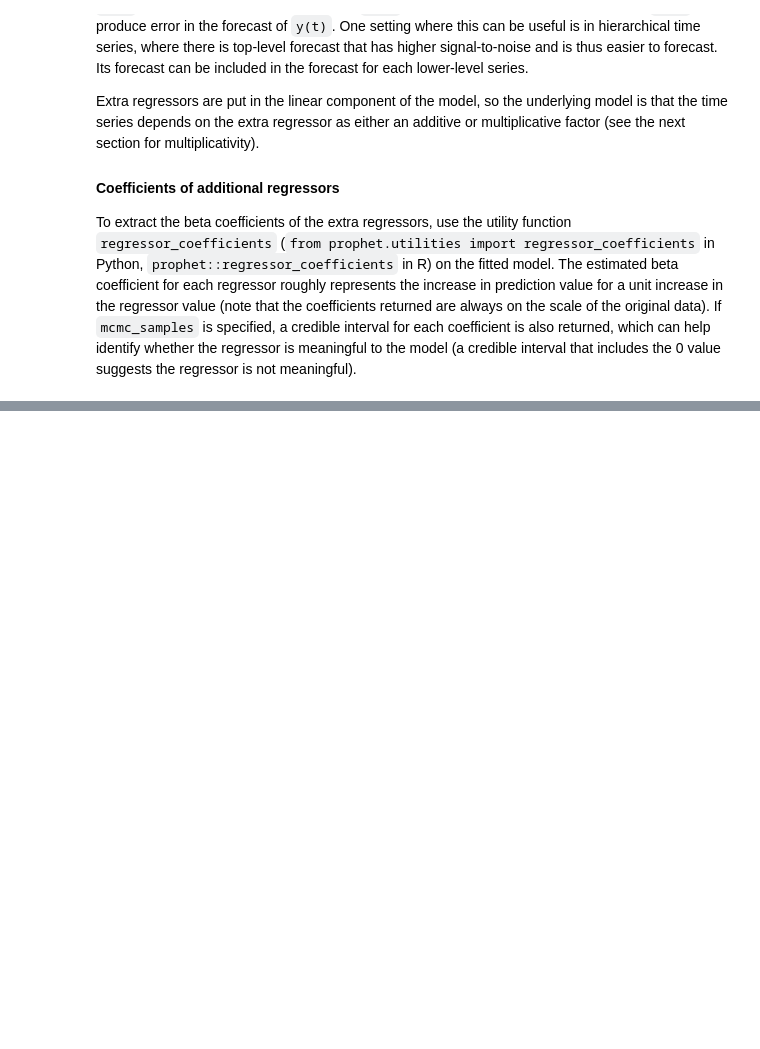
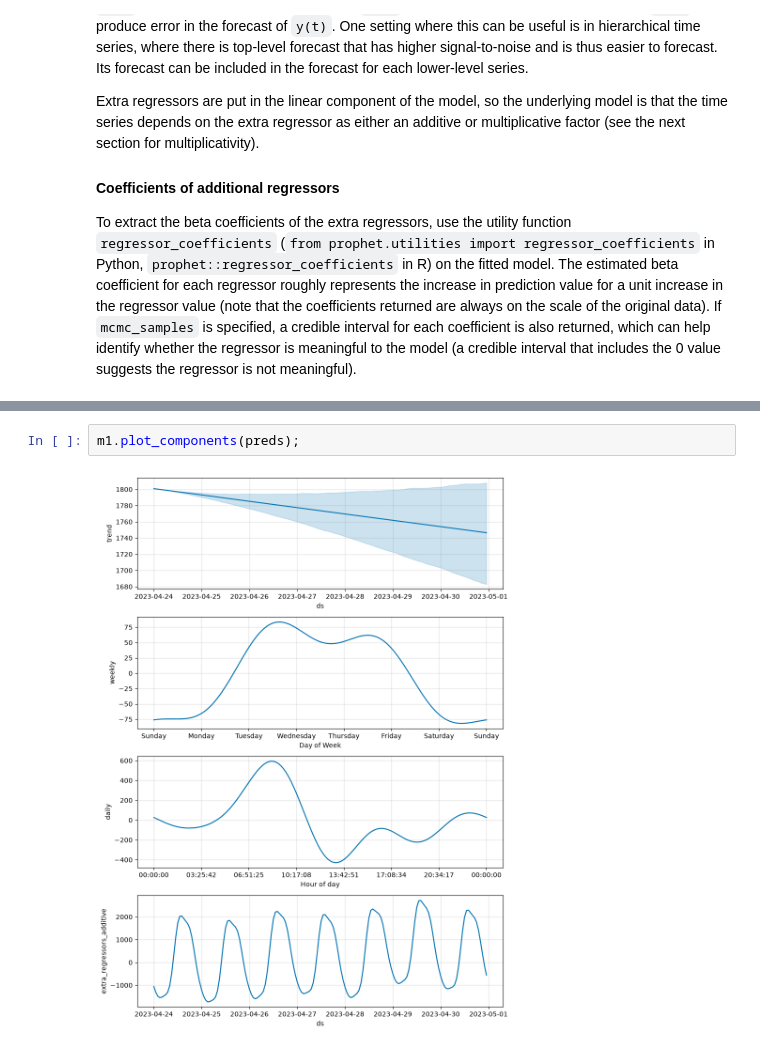
Before and after one commit to facebook/prophet, a Jupyter notebook: notebooks/seasonality,_holiday_effects,_and_regressors.ipynb, the cells around one changed output, grey strips where cells are left out. Cells and saved outputs as stored; diff of their text form; blank space fills up the shorter version.

```diff
--- a/notebooks/seasonality,_holiday_effects,_and_regressors.ipynb
+++ b/notebooks/seasonality,_holiday_effects,_and_regressors.ipynb
@@ -471,0 +534,4 @@ To extract the beta coefficients of the extra regressors, use the utility functi
+# %%
+m1.plot_components(preds);
+# %% [output]
+[figure, added]
```
Also changed, not shown: parts of 10 cells of this notebook, 2 other files.
